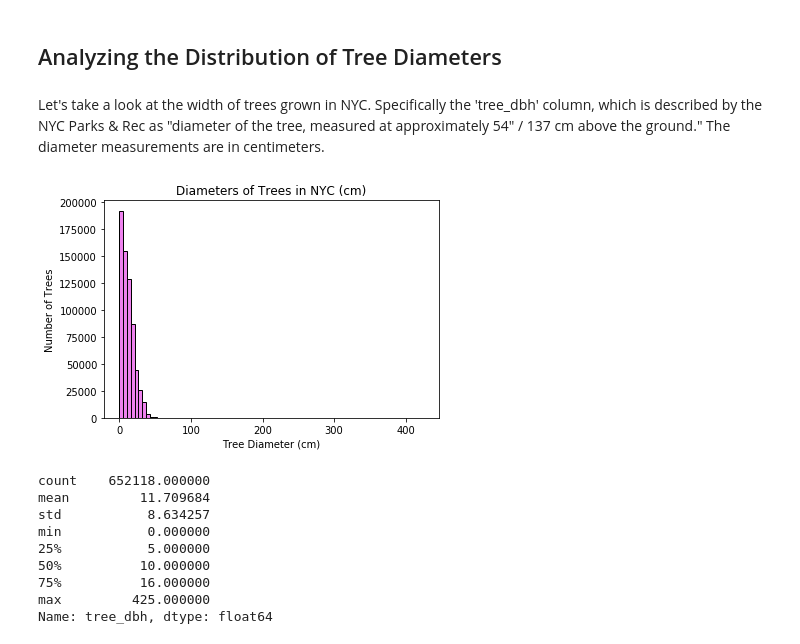
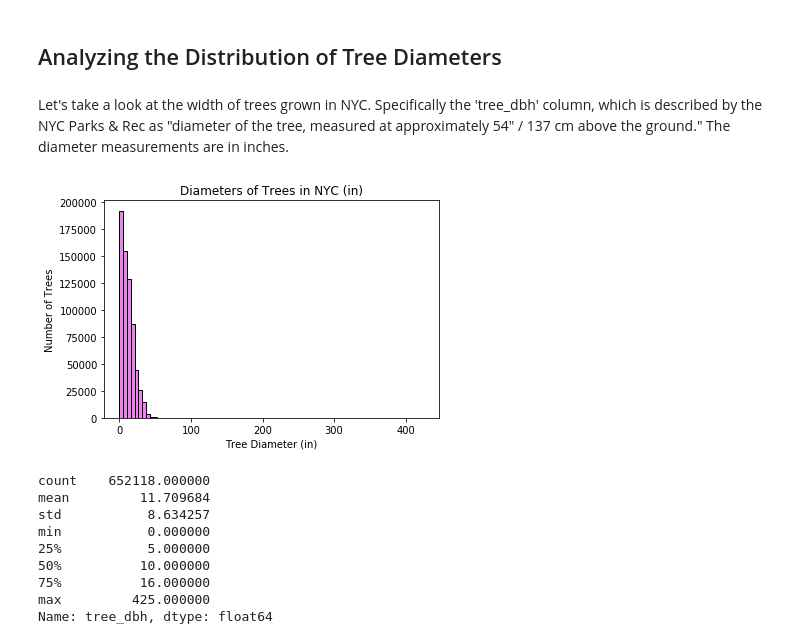
Before and after one commit to annasophiat/tree-health-census, a Jupyter notebook: tree_census_data_wrangling.ipynb, the cells around one changed output. Saved outputs shown, nothing was run; the diff lists cells and outputs as text; code cells hidden in the pictures.

```diff
--- a/tree_census_data_wrangling.ipynb
+++ b/tree_census_data_wrangling.ipynb
@@ -543,17 +545,17 @@ To recap, we've narrowed down our data to specific columns that help us in our a
 # %% [markdown]
 ## Analyzing the Distribution of Tree Diameters
 # %% [markdown]
-Let's take a look at the width of trees grown in NYC. Specifically the 'tree_dbh' column, which is described by the NYC Parks & Rec as "diameter of the tree, measured at approximately 54" / 137 cm above the ground." The diameter measurements are in centimeters.
+Let's take a look at the width of trees grown in NYC. Specifically the 'tree_dbh' column, which is described by the NYC Parks & Rec as "diameter of the tree, measured at approximately 54" / 137 cm above the ground." The diameter measurements are in inches.
 # %%
 # plotting the distribution of tree diameters
 
 tree['tree_dbh'].plot(kind='hist', bins=80, color='violet', edgecolor='black')
-plt.title('Diameters of Trees in NYC (cm)')
-plt.xlabel('Tree Diameter (cm)')
+plt.title('Diameters of Trees in NYC (in)')
+plt.xlabel('Tree Diameter (in)')
 plt.ylabel('Number of Trees')
 plt.show()
 # %% [output]
-[figure, old version]
+[figure, new version]
 # %%
 tree['tree_dbh'].describe()
 # %% [output]
```
Also changed, not shown: parts of 10 cells of this notebook.
